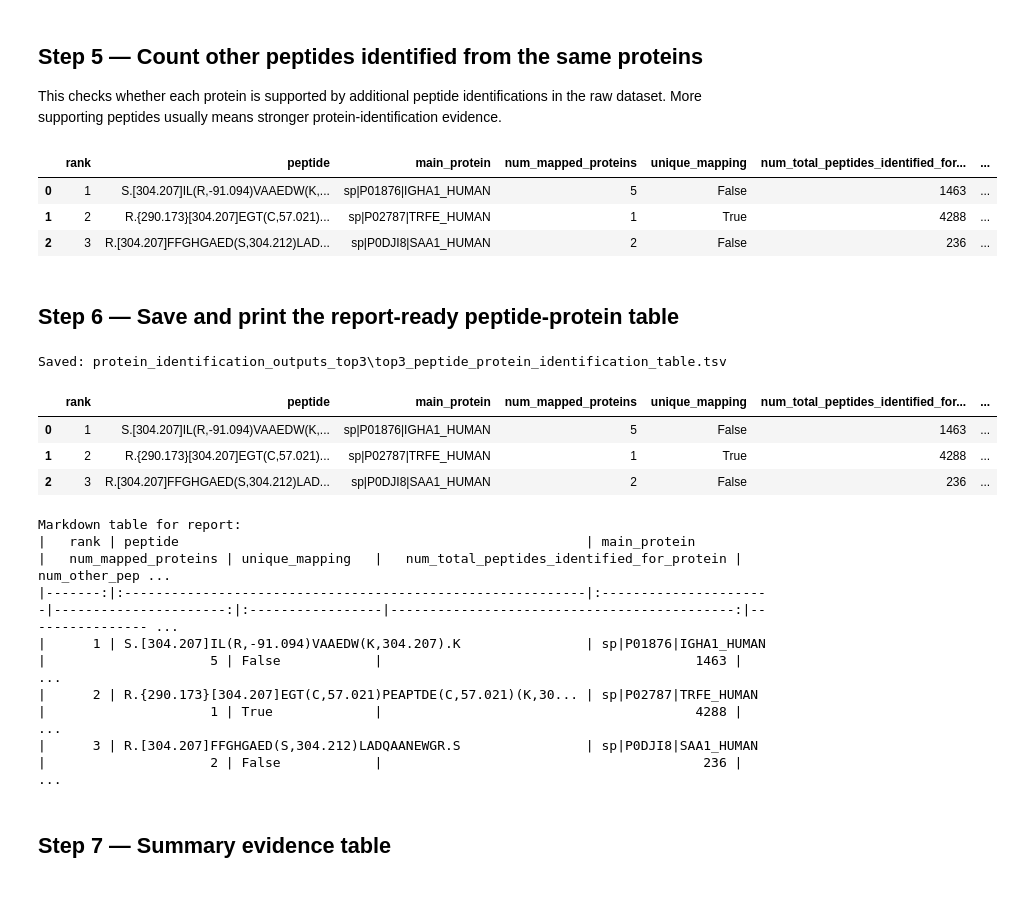
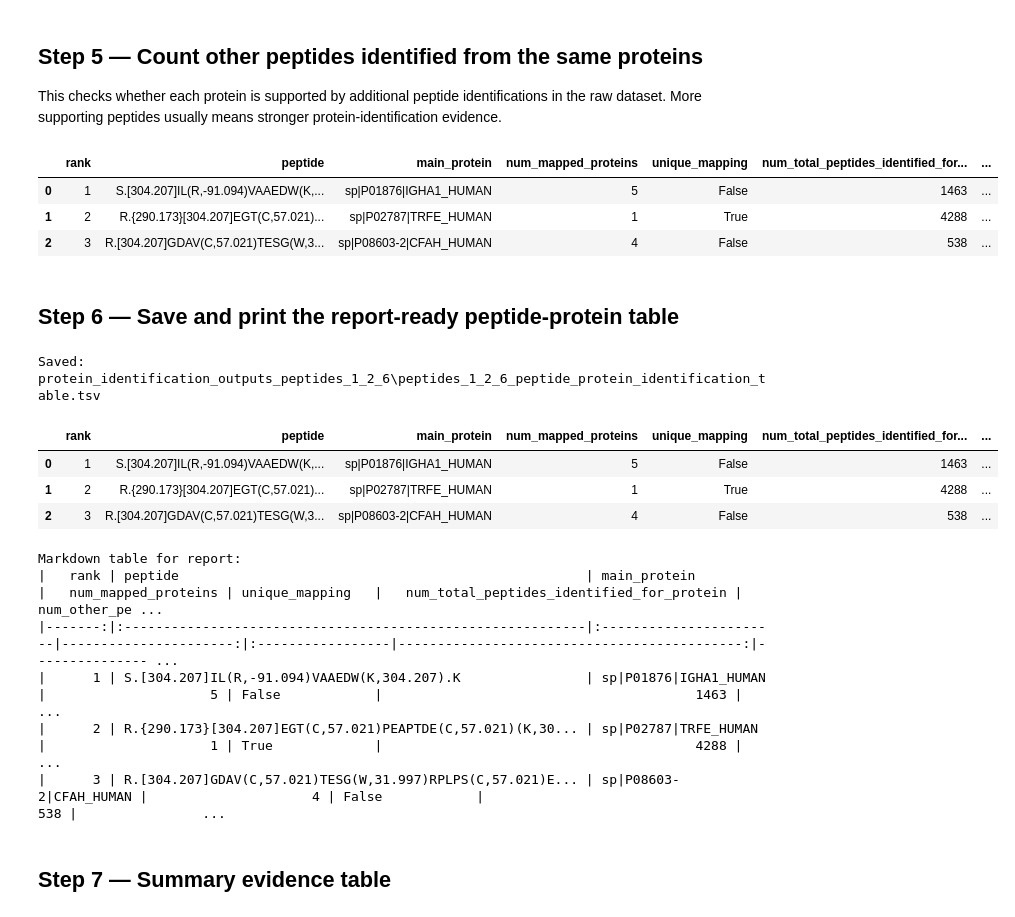
Before and after one commit to melvyn9/cse291b-covid19, a Jupyter notebook: protein_identification_assessment.ipynb, the cells around one changed output. Drawn from its saved outputs; the diff is of its cells as text; code cells hidden in the pictures.

```diff
--- a/protein_identification_assessment.ipynb
+++ b/protein_identification_assessment.ipynb
@@ -32,13 +32,13 @@ except ImportError:
 DATA_DIR = Path(".")
 RAW_VARIANTS_FILE = DATA_DIR / "variants_tmt.tsv"
 
-OUTPUT_DIR = DATA_DIR / "protein_identification_outputs_top3"
+OUTPUT_DIR = DATA_DIR / "protein_identification_outputs_peptides_1_2_6"
 OUTPUT_DIR.mkdir(exist_ok=True)
 
 TOP_PEPTIDES = [
     "S.[304.207]IL(R,-91.094)VAAEDW(K,304.207).K",
     "R.{290.173}[304.207]EGT(C,57.021)PEAPTDE(C,57.021)(K,304.207)PV(K,304.207).W",
-    "R.[304.207]FFGHGAED(S,304.212)LADQAANEWGR.S",
+    "R.[304.207]GDAV(C,57.021)TESG(W,31.997)RPLPS(C,57.021)EE(K,304.207).S",
 ]
 
 print(f"Using {len(TOP_PEPTIDES)} fixed top peptides.")
@@ -275,12 +275,12 @@ top_map = all_map[all_map[RAW_PEPTIDE_COL].map(normalize_peptide_string).isin(to
 top_protein_support = (
     top_map.groupby("protein_accession")[RAW_PEPTIDE_COL]
     .nunique()
-    .reset_index(name="num_top3_peptides_mapping_to_protein")
+    .reset_index(name="num_peptides_1_2_6_peptides_mapping_to_protein")
 )
 
 protein_support = protein_support.merge(top_protein_support, on="protein_accession", how="left")
-protein_support["num_top3_peptides_mapping_to_protein"] = (
-    protein_support["num_top3_peptides_mapping_to_protein"].fillna(0).astype(int)
+protein_support["num_peptides_1_2_6_peptides_mapping_to_protein"] = (
+    protein_support["num_peptides_1_2_6_peptides_mapping_to_protein"].fillna(0).astype(int)
 )
 
 peptide_protein_table = peptide_protein_table.merge(
@@ -302,38 +302,38 @@ peptide_protein_table["other_peptides_same_protein_identified"] = (
     peptide_protein_table["num_other_peptides_same_protein"] >= 1
 )
 
 def evidence_strength(row):
     if row["unique_mapping"] and row["num_other_peptides_same_protein"] >= 1:
         return "Strong: unique mapping + other peptides from same protein"
     if row["unique_mapping"]:
         return "Moderate: unique mapping only"
     if row["num_mapped_proteins"] > 1:
         return "Weak/ambiguous: maps to multiple proteins"
     return "Unmatched/no protein mapping"
 
 peptide_protein_table["protein_identification_evidence"] = peptide_protein_table.apply(evidence_strength, axis=1)
 
 report_cols = [
     "rank",
     "peptide",
     "main_protein",
     "num_mapped_proteins",
     "unique_mapping",
     "num_total_peptides_identified_for_protein",
     "num_other_peptides_same_protein",
     "protein_identification_evidence",
 ]
 
 display(peptide_protein_table[report_cols])
 # %% [output]
 |  | rank | peptide | main_protein | num_mapped_proteins | unique_mapping | num_total_peptides_identified_for... | ... |
 | 0 | 1 | S.[304.207]IL(R,-91.094)VAAEDW(K,... | sp|P01876|IGHA1_HUMAN | 5 | False | 1463 | ... |
 | 1 | 2 | R.{290.173}[304.207]EGT(C,57.021)... | sp|P02787|TRFE_HUMAN | 1 | True | 4288 | ... |
-| 2 | 3 | R.[304.207]FFGHGAED(S,304.212)LAD... | sp|P0DJI8|SAA1_HUMAN | 2 | False | 236 | ... |
+| 2 | 3 | R.[304.207]GDAV(C,57.021)TESG(W,3... | sp|P08603-2|CFAH_HUMAN | 4 | False | 538 | ... |
 # %% [markdown]
 ## Step 6 — Save and print the report-ready peptide-protein table
 # %%
-outfile = OUTPUT_DIR / "top3_peptide_protein_identification_table.tsv"
+outfile = OUTPUT_DIR / "peptides_1_2_6_peptide_protein_identification_table.tsv"
 peptide_protein_table.to_csv(outfile, sep="\t", index=False)
 print(f"Saved: {outfile}")
 
@@ -350,17 +350,17 @@ display(report_table_display)
 print("\nMarkdown table for report:")
 print(report_table_display.to_markdown(index=False))
 # %% [output]
-Saved: protein_identification_outputs_top3\top3_peptide_protein_identification_table.tsv
+Saved: protein_identification_outputs_peptides_1_2_6\peptides_1_2_6_peptide_protein_identification_table.tsv
 |  | rank | peptide | main_protein | num_mapped_proteins | unique_mapping | num_total_peptides_identified_for... | ... |
 | 0 | 1 | S.[304.207]IL(R,-91.094)VAAEDW(K,... | sp|P01876|IGHA1_HUMAN | 5 | False | 1463 | ... |
 | 1 | 2 | R.{290.173}[304.207]EGT(C,57.021)... | sp|P02787|TRFE_HUMAN | 1 | True | 4288 | ... |
-| 2 | 3 | R.[304.207]FFGHGAED(S,304.212)LAD... | sp|P0DJI8|SAA1_HUMAN | 2 | False | 236 | ... |
+| 2 | 3 | R.[304.207]GDAV(C,57.021)TESG(W,3... | sp|P08603-2|CFAH_HUMAN | 4 | False | 538 | ... |
 Markdown table for report:
-|   rank | peptide                                                    | main_protein          |   num_mapped_proteins | unique_mapping   |   num_total_peptides_identified_for_protein |   num_other_pep ...
-|-------:|:-----------------------------------------------------------|:----------------------|----------------------:|:-----------------|--------------------------------------------:|---------------- ...
-|      1 | S.[304.207]IL(R,-91.094)VAAEDW(K,304.207).K                | sp|P01876|IGHA1_HUMAN |                     5 | False            |                                        1463 |                 ...
-|      2 | R.{290.173}[304.207]EGT(C,57.021)PEAPTDE(C,57.021)(K,30... | sp|P02787|TRFE_HUMAN  |                     1 | True             |                                        4288 |                 ...
-|      3 | R.[304.207]FFGHGAED(S,304.212)LADQAANEWGR.S                | sp|P0DJI8|SAA1_HUMAN  |                     2 | False            |                                         236 |                 ...
+|   rank | peptide                                                    | main_protein           |   num_mapped_proteins | unique_mapping   |   num_total_peptides_identified_for_protein |   num_other_pe ...
+|-------:|:-----------------------------------------------------------|:-----------------------|----------------------:|:-----------------|--------------------------------------------:|--------------- ...
+|      1 | S.[304.207]IL(R,-91.094)VAAEDW(K,304.207).K                | sp|P01876|IGHA1_HUMAN  |                     5 | False            |                                        1463 |                ...
+|      2 | R.{290.173}[304.207]EGT(C,57.021)PEAPTDE(C,57.021)(K,30... | sp|P02787|TRFE_HUMAN   |                     1 | True             |                                        4288 |                ...
+|      3 | R.[304.207]GDAV(C,57.021)TESG(W,31.997)RPLPS(C,57.021)E... | sp|P08603-2|CFAH_HUMAN |                     4 | False            |                                         538 |                ...
 # %% [markdown]
 ## Step 7 — Summary evidence table
 # %%
```
Also changed, not shown: parts of 10 cells of this notebook, 4 other files.
